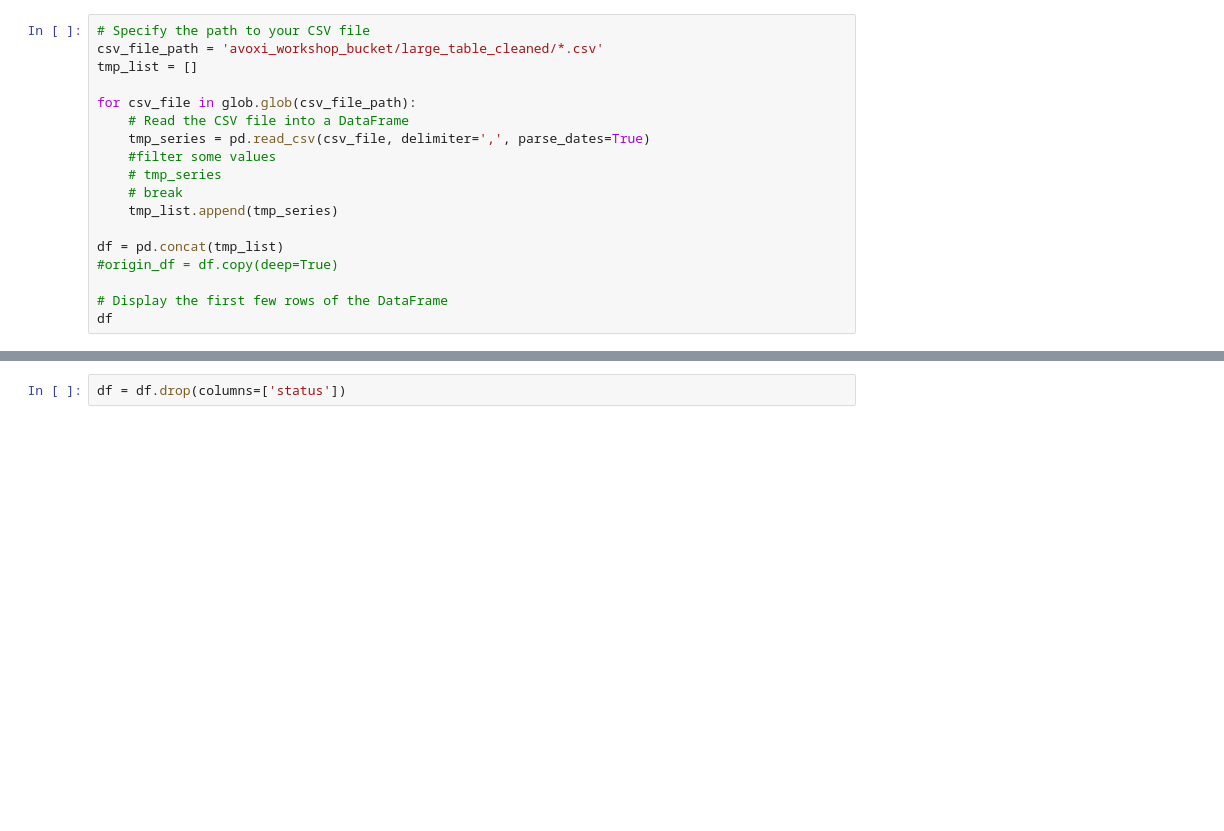
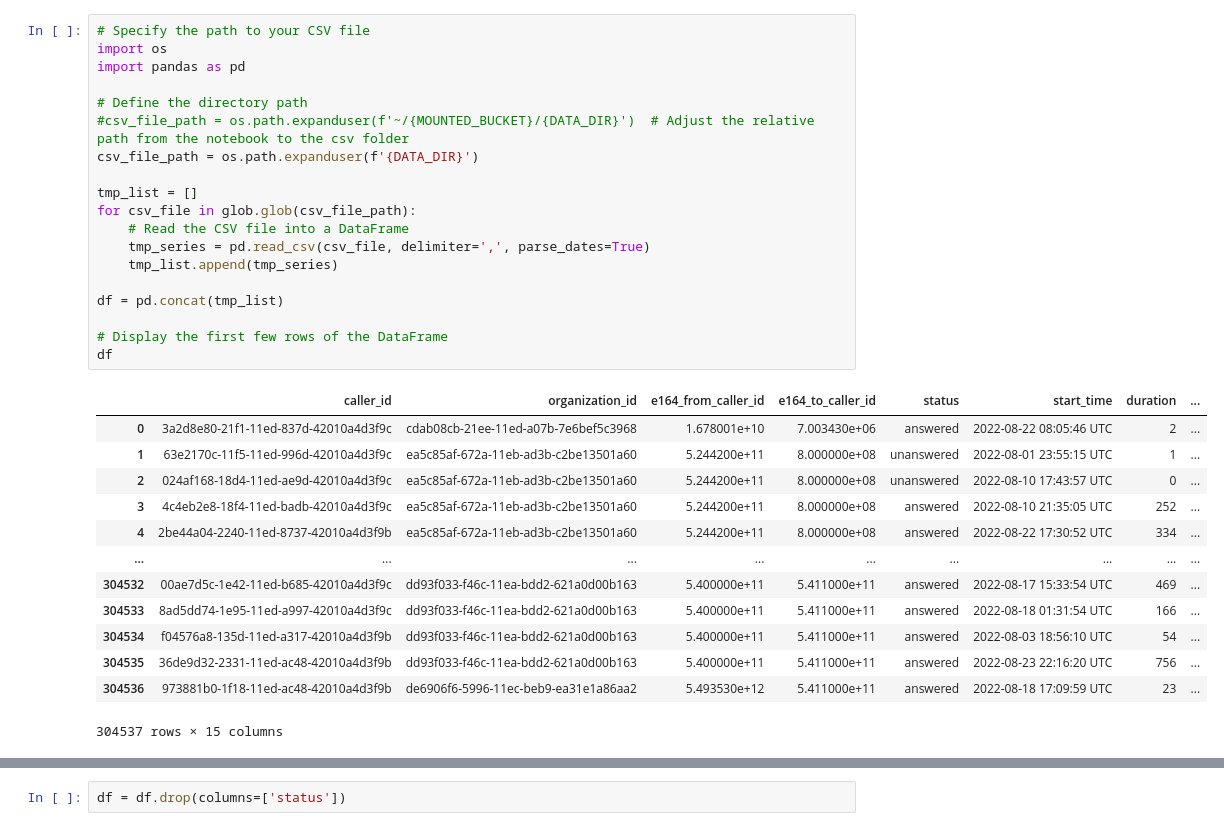
Before and after one commit to doitintl/avoxi-workshop-public, a Jupyter notebook: day-4-model-training/local_autoencoder.ipynb, the cells around one changed output, grey strips where cells are left out. Drawn from its saved outputs; the diff is of its cells as text; blank space fills up the shorter version.

```diff
--- a/day-4-model-training/local_autoencoder.ipynb
+++ b/day-4-model-training/local_autoencoder.ipynb
@@ -33,20 +47,35 @@ from tensorflow.keras.utils import plot_model
 # %%
 # Specify the path to your CSV file
-csv_file_path = 'avoxi_workshop_bucket/large_table_cleaned/*.csv'
+import os
+import pandas as pd
+
+# Define the directory path
+#csv_file_path = os.path.expanduser(f'~/{MOUNTED_BUCKET}/{DATA_DIR}')  # Adjust the relative path from the notebook to the csv folder
+csv_file_path = os.path.expanduser(f'{DATA_DIR}')
+
 tmp_list = []
-
 for csv_file in glob.glob(csv_file_path):
     # Read the CSV file into a DataFrame
     tmp_series = pd.read_csv(csv_file, delimiter=',', parse_dates=True)
-    #filter some values
-    # tmp_series
-    # break
     tmp_list.append(tmp_series)
 
 df = pd.concat(tmp_list)
-#origin_df = df.copy(deep=True)
 
 # Display the first few rows of the DataFrame
 df
+# %% [output]
+|  | caller_id | organization_id | e164_from_caller_id | e164_to_caller_id | status | start_time | duration | ... |
+| 0 | 3a2d8e80-21f1-11ed-837d-42010a4d3f9c | cdab08cb-21ee-11ed-a07b-7e6bef5c3968 | 1.678001e+10 | 7.003430e+06 | answered | 2022-08-22 08:05:46 UTC | 2 | ... |
+| 1 | 63e2170c-11f5-11ed-996d-42010a4d3f9c | ea5c85af-672a-11eb-ad3b-c2be13501a60 | 5.244200e+11 | 8.000000e+08 | unanswered | 2022-08-01 23:55:15 UTC | 1 | ... |
+| 2 | 024af168-18d4-11ed-ae9d-42010a4d3f9c | ea5c85af-672a-11eb-ad3b-c2be13501a60 | 5.244200e+11 | 8.000000e+08 | unanswered | 2022-08-10 17:43:57 UTC | 0 | ... |
+| 3 | 4c4eb2e8-18f4-11ed-badb-42010a4d3f9c | ea5c85af-672a-11eb-ad3b-c2be13501a60 | 5.244200e+11 | 8.000000e+08 | answered | 2022-08-10 21:35:05 UTC | 252 | ... |
+| 4 | 2be44a04-2240-11ed-8737-42010a4d3f9b | ea5c85af-672a-11eb-ad3b-c2be13501a60 | 5.244200e+11 | 8.000000e+08 | answered | 2022-08-22 17:30:52 UTC | 334 | ... |
+| ... | ... | ... | ... | ... | ... | ... | ... | ... |
+| 304532 | 00ae7d5c-1e42-11ed-b685-42010a4d3f9c | dd93f033-f46c-11ea-bdd2-621a0d00b163 | 5.400000e+11 | 5.411000e+11 | answered | 2022-08-17 15:33:54 UTC | 469 | ... |
+| 304533 | 8ad5dd74-1e95-11ed-a997-42010a4d3f9c | dd93f033-f46c-11ea-bdd2-621a0d00b163 | 5.400000e+11 | 5.411000e+11 | answered | 2022-08-18 01:31:54 UTC | 166 | ... |
+| 304534 | f04576a8-135d-11ed-a317-42010a4d3f9b | dd93f033-f46c-11ea-bdd2-621a0d00b163 | 5.400000e+11 | 5.411000e+11 | answered | 2022-08-03 18:56:10 UTC | 54 | ... |
+| 304535 | 36de9d32-2331-11ed-ac48-42010a4d3f9b | dd93f033-f46c-11ea-bdd2-621a0d00b163 | 5.400000e+11 | 5.411000e+11 | answered | 2022-08-23 22:16:20 UTC | 756 | ... |
+| 304536 | 973881b0-1f18-11ed-ac48-42010a4d3f9b | de6906f6-5996-11ec-beb9-ea31e1a86aa2 | 5.493530e+12 | 5.411000e+11 | answered | 2022-08-18 17:09:59 UTC | 23 | ... |
+304537 rows × 15 columns
 # %%
 df.describe()
```
Also changed, not shown: parts of 40 cells of this notebook, 13 other files.
